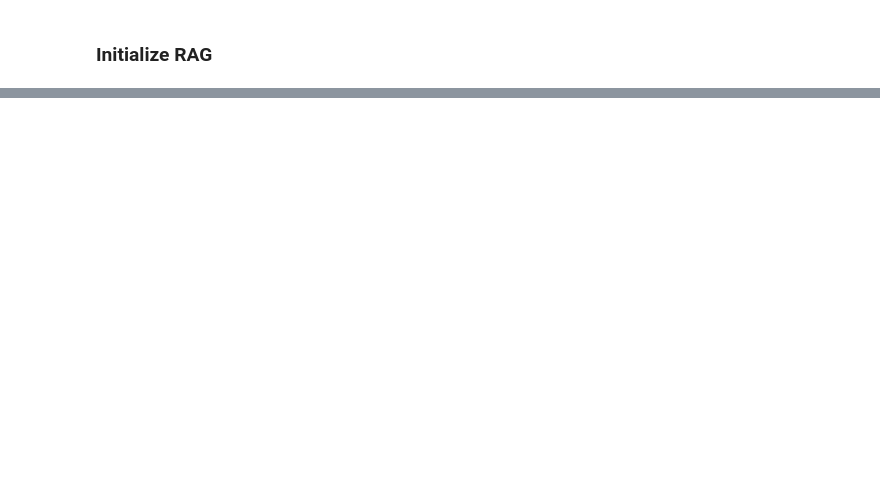
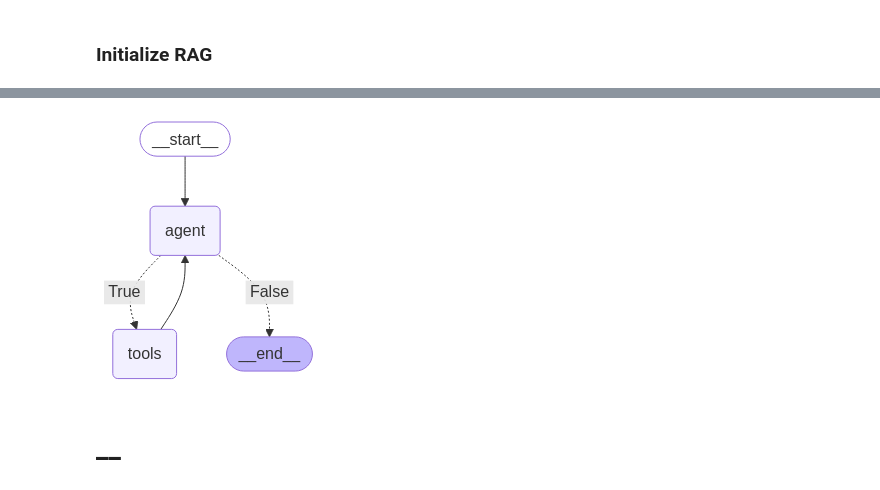
Before and after one commit to MadsTTorp/DeepBark, a Jupyter notebook: notebooks/build_rag_with_conversation.ipynb, the cells around one changed output, grey strips where cells are left out. Drawn from its saved outputs; the diff is of its cells as text; code cells hidden in the pictures; blank space fills up the shorter version.

```diff
--- a/notebooks/build_rag_with_conversation.ipynb
+++ b/notebooks/build_rag_with_conversation.ipynb
@@ -172,0 +148,18 @@ config = {"configurable": {"thread_id": "abc123"}}
+# %%
+def agent(state: AgentState) -> AgentState:
+    """
+    This node uses the LLM (with the search tool bound) to process the conversation.
+    It first checks if external information was fetched (via a tool call) and,
+    if so, injects that information as a system prompt before generating the final answer.
+    """
+    tools = [search_tool]
+    model = ChatOpenAI(temperature=0, streaming=True, model="gpt-4-turbo").bind_tools(tools)
+
+    # Extract external content from the conversation.
+    external_content = extract_external_content(state["messages"])
+    # Build the final conversation (with or without the injected system message).
+    final_messages = build_final_conversation(state["messages"], external_content)
+    # Call the model with the final conversation prompt.
+    response = model.invoke(final_messages)
+    updated_messages = state["messages"] + [response]
+    return {"messages": updated_messages}
@@ -172,0 +190,6 @@ config = {"configurable": {"thread_id": "abc123"}}
+# %%
+def tool_exists(state: AgentState) -> bool:
+    """
+    Returns True if the last message contains any tool calls.
+    """
+    return len(state["messages"][-1].tool_calls) > 0
@@ -172,0 +216,23 @@ config = {"configurable": {"thread_id": "abc123"}}
+# %%
+def create_graph():
+    """
+    Build the LangGraph agent with the following flow:
+    """
+    workflow = StateGraph(AgentState)
+    workflow.add_node("agent", agent)
+    workflow.add_node("tools", execute_tools)
+
+    workflow.add_edge(START, "agent")
+    workflow.add_conditional_edges("agent", tool_exists, {True: "tools", False: END})
+    workflow.add_edge("tools", "agent")
+
+    workflow.set_entry_point("agent")
+    return workflow.compile()
+# %%
+graph = create_graph()
+# %%
+display(Image(graph.get_graph().draw_mermaid_png()))
+# %% [output]
+[figure, added]
+# %% [markdown]
+# __
```
Also changed, not shown: parts of 42 cells of this notebook, 1 other file.
